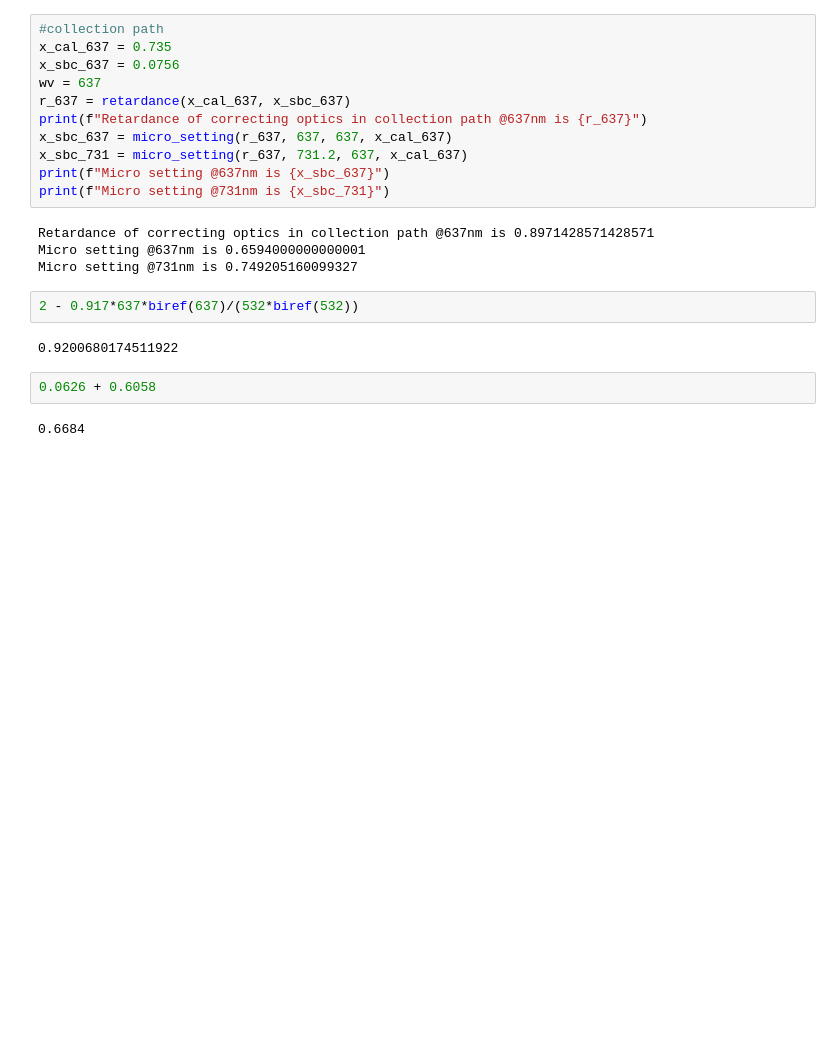
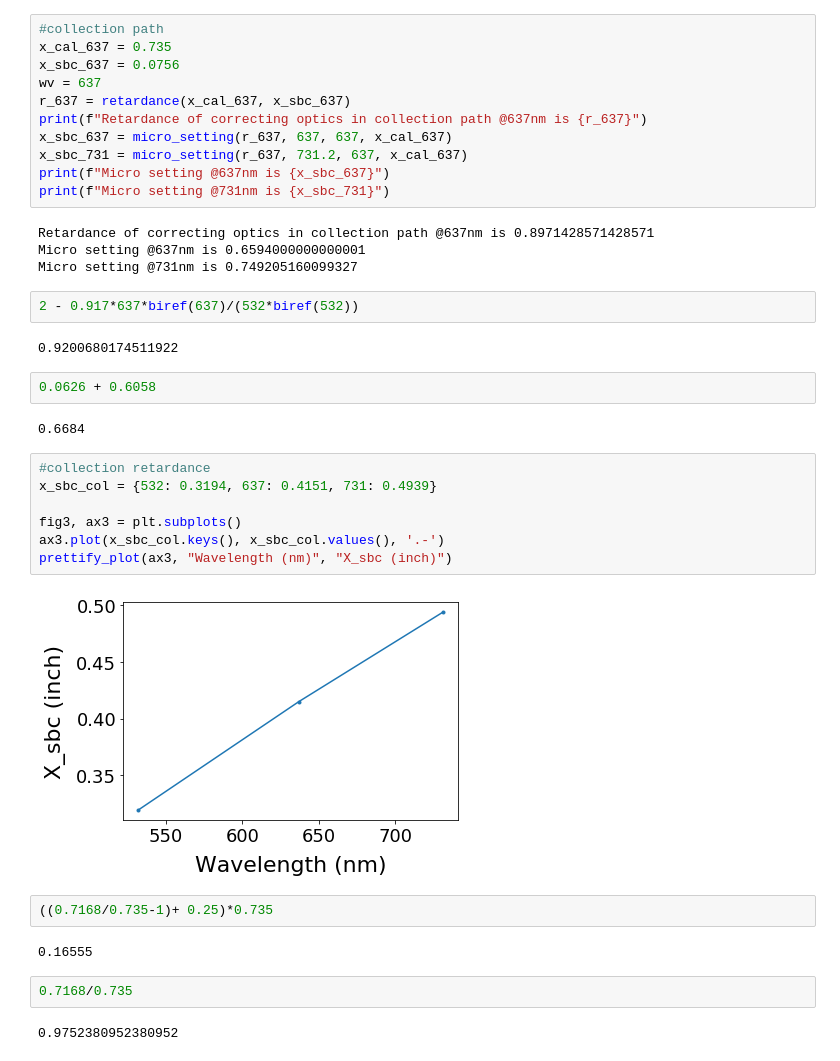
Before and after one commit to RaphaelSura/PythonPhotonicsLab, a Jupyter notebook: AnalyzeData/PolarizationCalibration.ipynb, the cells around one changed output. Cells and saved outputs as stored; diff of their text form; blank space fills up the shorter version.

```diff
--- a/AnalyzeData/PolarizationCalibration.ipynb
+++ b/AnalyzeData/PolarizationCalibration.ipynb
@@ -121,3 +121,20 @@ Micro setting @731nm is 0.749205160099327
 0.0626 + 0.6058
 # %% [output]
 0.6684
+# %%
+#collection retardance
+x_sbc_col = {532: 0.3194, 637: 0.4151, 731: 0.4939}
+
+fig3, ax3 = plt.subplots()
+ax3.plot(x_sbc_col.keys(), x_sbc_col.values(), '.-')
+prettify_plot(ax3, "Wavelength (nm)", "X_sbc (inch)")
+# %% [output]
+[figure, added]
+# %%
+((0.7168/0.735-1)+ 0.25)*0.735
+# %% [output]
+0.16555
+# %%
+0.7168/0.735
+# %% [output]
+0.9752380952380952
```
Also changed, not shown: 9 other files.
